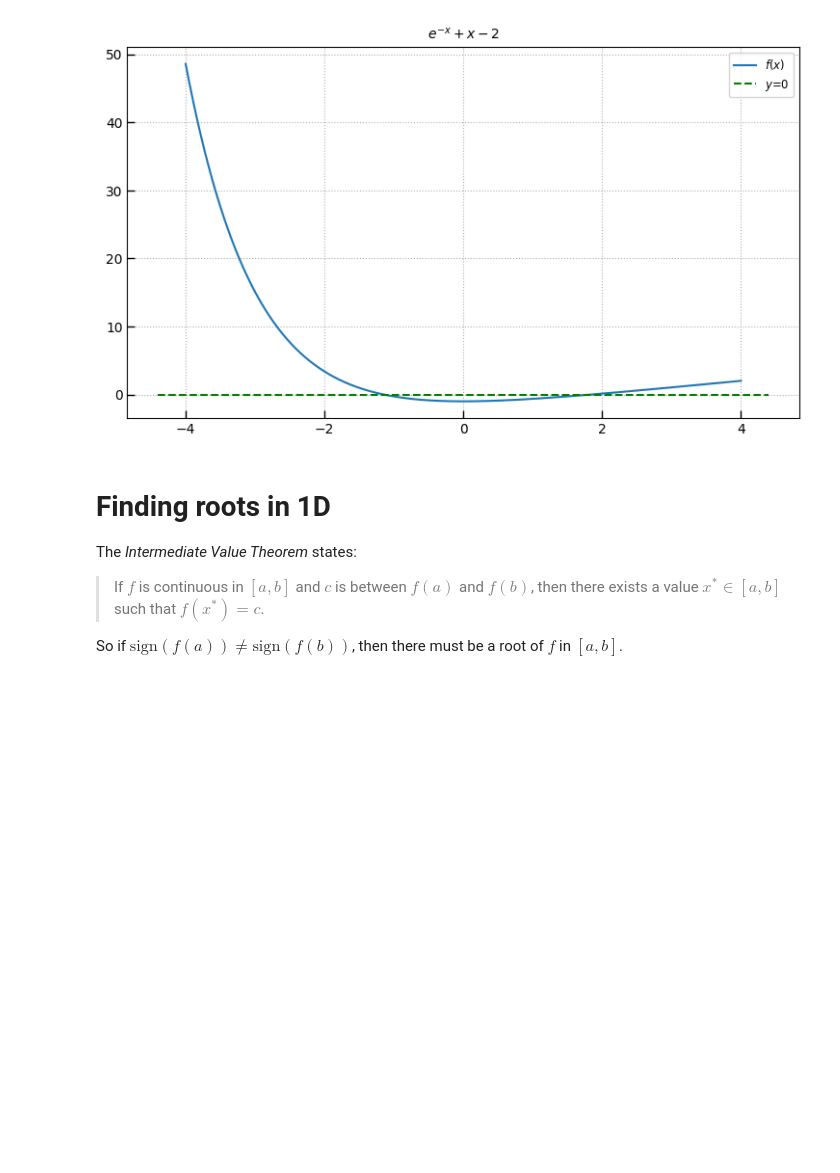
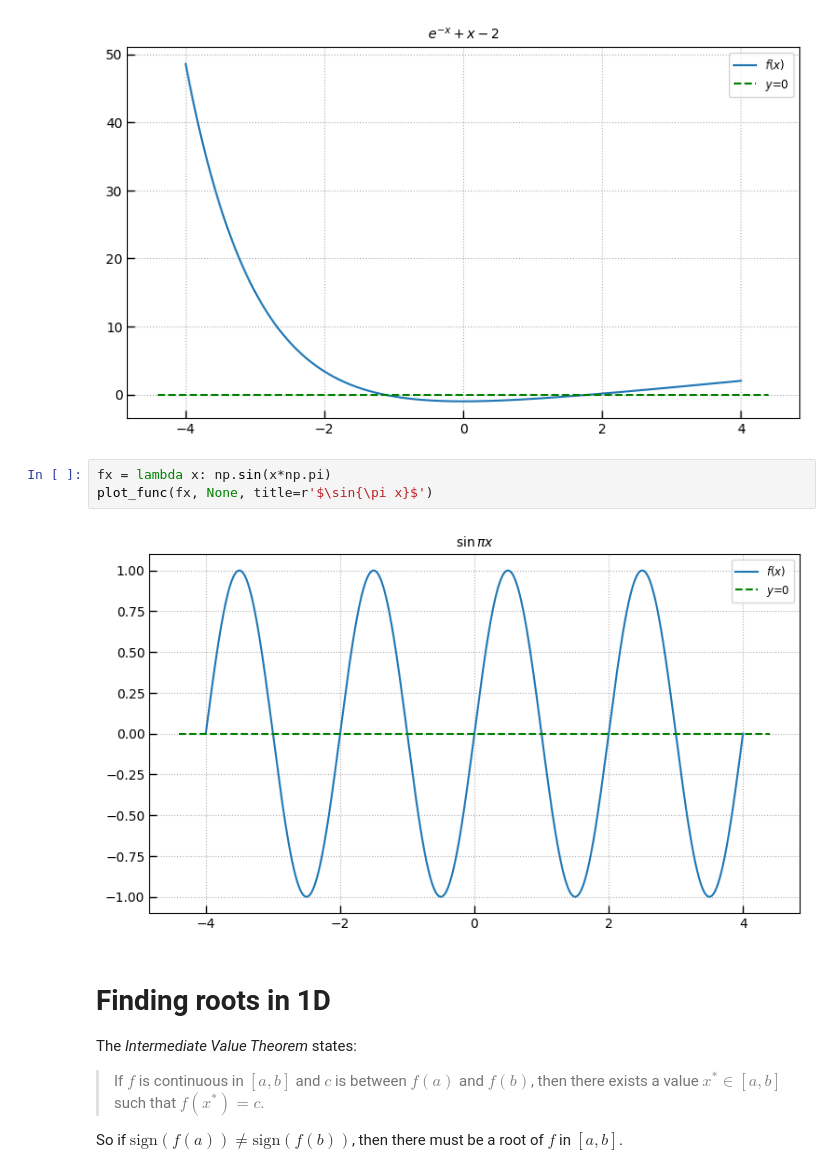
Before and after one commit to gbrammer/scientific-computing, a Jupyter notebook: week4-nonlinear-equations.ipynb, the cells around one changed output. Saved outputs shown, nothing was run; the diff lists cells and outputs as text; blank space fills up the shorter version.

```diff
--- a/week4-nonlinear-equations.ipynb
+++ b/week4-nonlinear-equations.ipynb
@@ -106,6 +107,11 @@ fx = lambda x: np.exp(-x) + x - 2
 plot_func(fx, None, title=r'$e^{-x} + x - 2$')
 # %% [output]
 [figure]
+# %%
+fx = lambda x: np.sin(x*np.pi)
+plot_func(fx, None, title=r'$\sin{\pi x}$')
+# %% [output]
+[figure, added]
 # %% [markdown]
 # Finding roots in 1D
 
```
Also changed, not shown: parts of 8 cells of this notebook.
